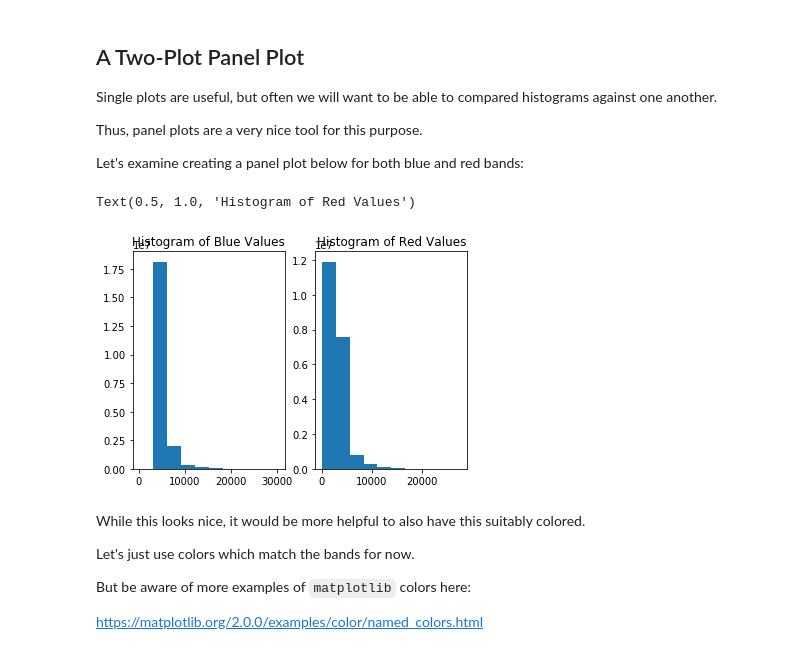
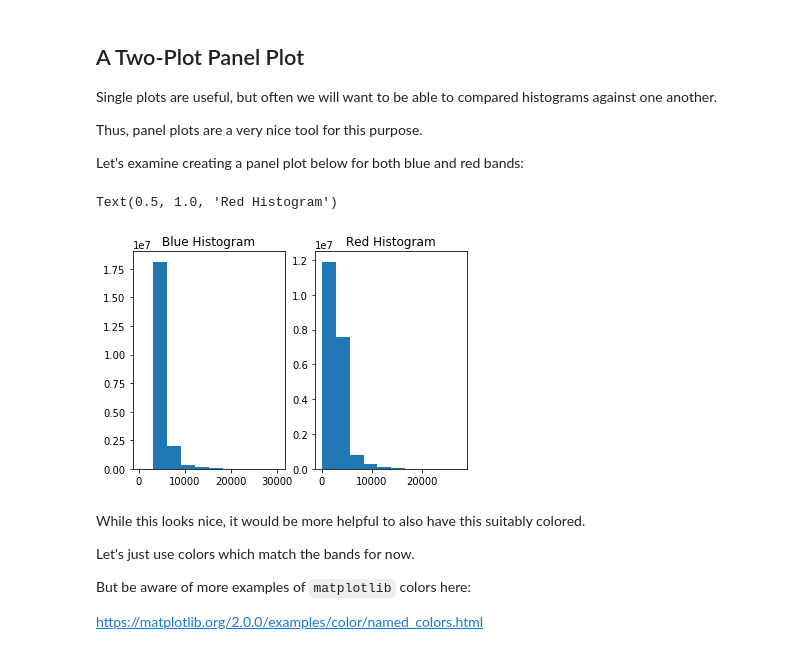
Before and after one commit to edwardoughton/satellite-image-analysis, a Jupyter notebook: notebooks/week4/4.06_histograms.ipynb, the cells around one changed output. Drawn from its saved outputs; the diff is of its cells as text; code cells hidden in the pictures.

```diff
--- a/notebooks/week4/4.05_histograms.ipynb
+++ b/notebooks/week4/4.06_histograms.ipynb
@@ -102,15 +102,15 @@ Let's examine creating a panel plot below for both blue and red bands:
 # %%
 # Create two subplots and unpack the output array immediately
 fig, (ax1, ax2) = plt.subplots(1, 2)
 ax1.hist(blue[numpy.not_equal(blue, my_image.nodata)])
 ax2.hist(red[numpy.not_equal(red, my_image.nodata)])
 
 # We can state the title for these plots too
-ax1.set_title('Histogram of Blue Values')
-ax2.set_title('Histogram of Red Values')
+ax1.set_title('Blue Histogram')
+ax2.set_title('Red Histogram')
 # %% [output]
-Text(0.5, 1.0, 'Histogram of Red Values')
+Text(0.5, 1.0, 'Red Histogram')
-[figure, old version]
+[figure, new version]
 # %% [markdown]
 While this looks nice, it would be more helpful to also have this suitably colored.
 
```
Also changed, not shown: 5 other files.
